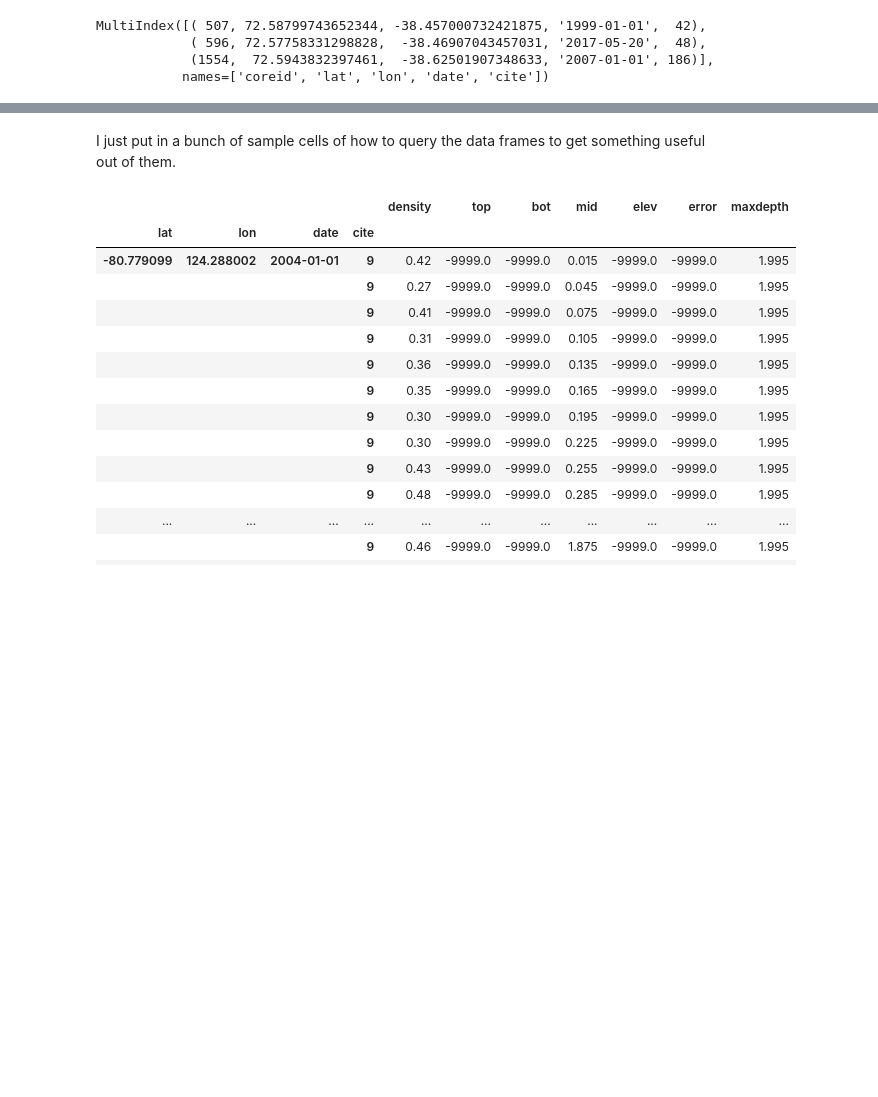
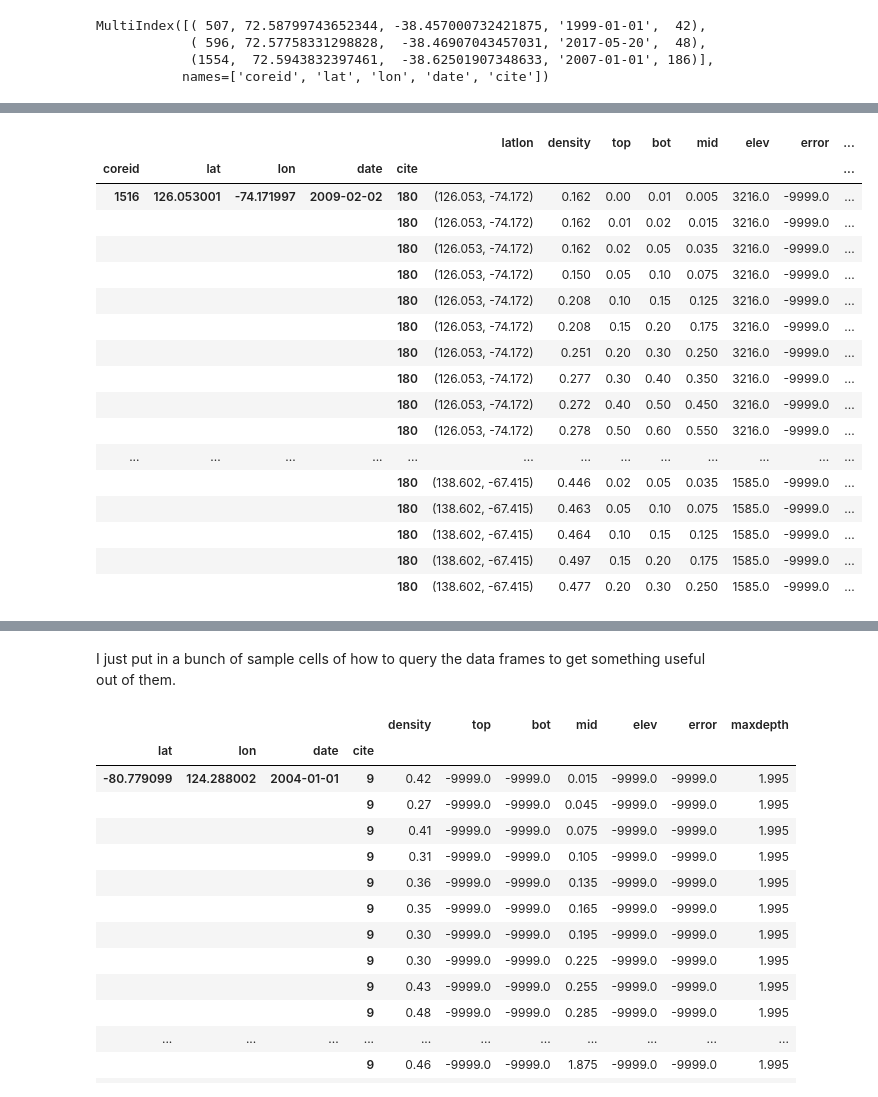
Before and after one commit to maximusjstevens/SumUpTools, a Jupyter notebook: SumUpTools.ipynb, the cells around one changed output, grey strips where cells are left out. Drawn from its saved outputs; the diff is of its cells as text; code cells hidden in the pictures; blank space fills up the shorter version.

```diff
--- a/SumUpTools.ipynb
+++ b/SumUpTools.ipynb
@@ -55 +122,22 @@ MultiIndex([( 507, 72.58799743652344, -38.457000732421875, '1999-01-01',  42),
+# %%
+df_all[df_all.index.get_level_values('lat')>90]
+# %% [output]
+|  |  |  |  |  | latlon | density | top | bot | mid | elev | error | ... |
+| coreid | lat | lon | date | cite |  |  |  |  |  |  |  | ... |
+| 1516 | 126.053001 | -74.171997 | 2009-02-02 | 180 | (126.053, -74.172) | 0.162 | 0.00 | 0.01 | 0.005 | 3216.0 | -9999.0 | ... |
+|  |  |  |  | 180 | (126.053, -74.172) | 0.162 | 0.01 | 0.02 | 0.015 | 3216.0 | -9999.0 | ... |
+|  |  |  |  | 180 | (126.053, -74.172) | 0.162 | 0.02 | 0.05 | 0.035 | 3216.0 | -9999.0 | ... |
+|  |  |  |  | 180 | (126.053, -74.172) | 0.150 | 0.05 | 0.10 | 0.075 | 3216.0 | -9999.0 | ... |
+|  |  |  |  | 180 | (126.053, -74.172) | 0.208 | 0.10 | 0.15 | 0.125 | 3216.0 | -9999.0 | ... |
+|  |  |  |  | 180 | (126.053, -74.172) | 0.208 | 0.15 | 0.20 | 0.175 | 3216.0 | -9999.0 | ... |
+|  |  |  |  | 180 | (126.053, -74.172) | 0.251 | 0.20 | 0.30 | 0.250 | 3216.0 | -9999.0 | ... |
+|  |  |  |  | 180 | (126.053, -74.172) | 0.277 | 0.30 | 0.40 | 0.350 | 3216.0 | -9999.0 | ... |
+|  |  |  |  | 180 | (126.053, -74.172) | 0.272 | 0.40 | 0.50 | 0.450 | 3216.0 | -9999.0 | ... |
+|  |  |  |  | 180 | (126.053, -74.172) | 0.278 | 0.50 | 0.60 | 0.550 | 3216.0 | -9999.0 | ... |
+| ... | ... | ... | ... | ... | ... | ... | ... | ... | ... | ... | ... | ... |
+|  |  |  |  | 180 | (138.602, -67.415) | 0.446 | 0.02 | 0.05 | 0.035 | 1585.0 | -9999.0 | ... |
+|  |  |  |  | 180 | (138.602, -67.415) | 0.463 | 0.05 | 0.10 | 0.075 | 1585.0 | -9999.0 | ... |
+|  |  |  |  | 180 | (138.602, -67.415) | 0.464 | 0.10 | 0.15 | 0.125 | 1585.0 | -9999.0 | ... |
+|  |  |  |  | 180 | (138.602, -67.415) | 0.497 | 0.15 | 0.20 | 0.175 | 1585.0 | -9999.0 | ... |
+|  |  |  |  | 180 | (138.602, -67.415) | 0.477 | 0.20 | 0.30 | 0.250 | 1585.0 | -9999.0 | ... |
 # %%
```
Also changed, not shown: parts of 7 cells of this notebook, 1 other file.
